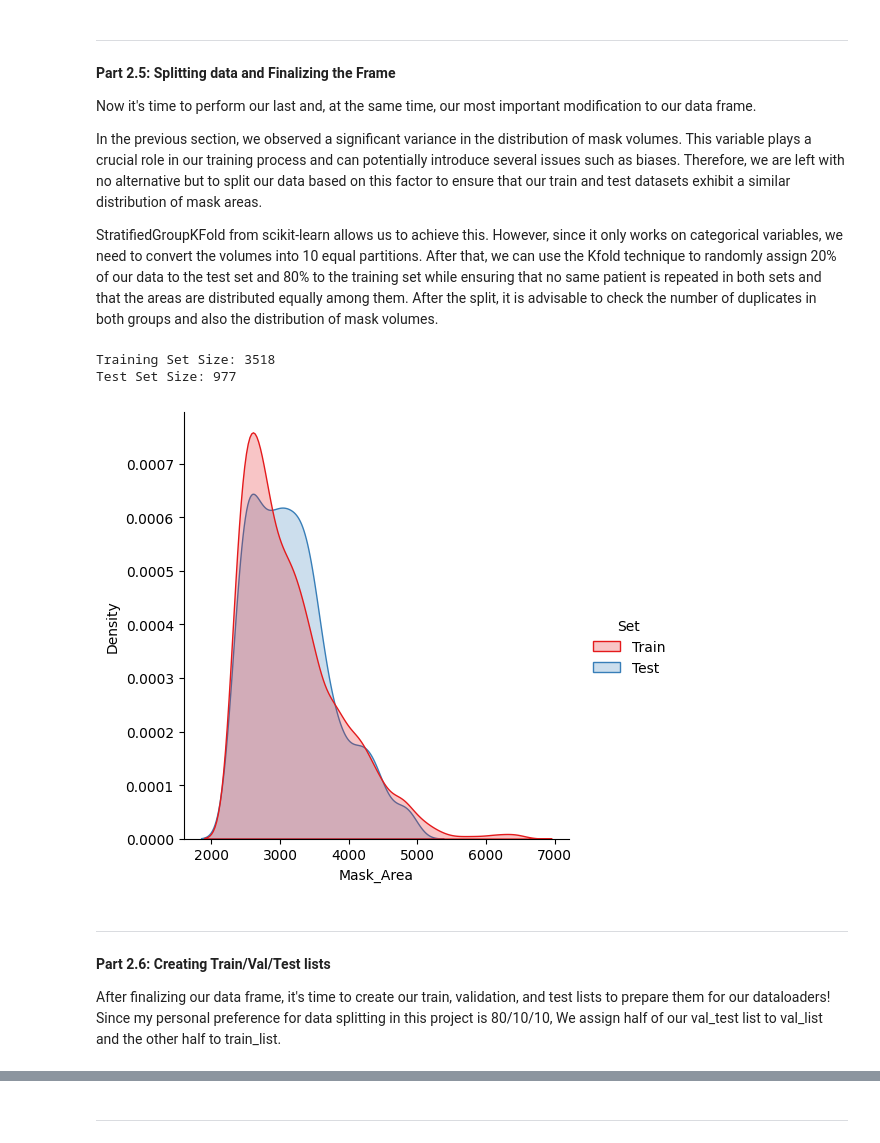
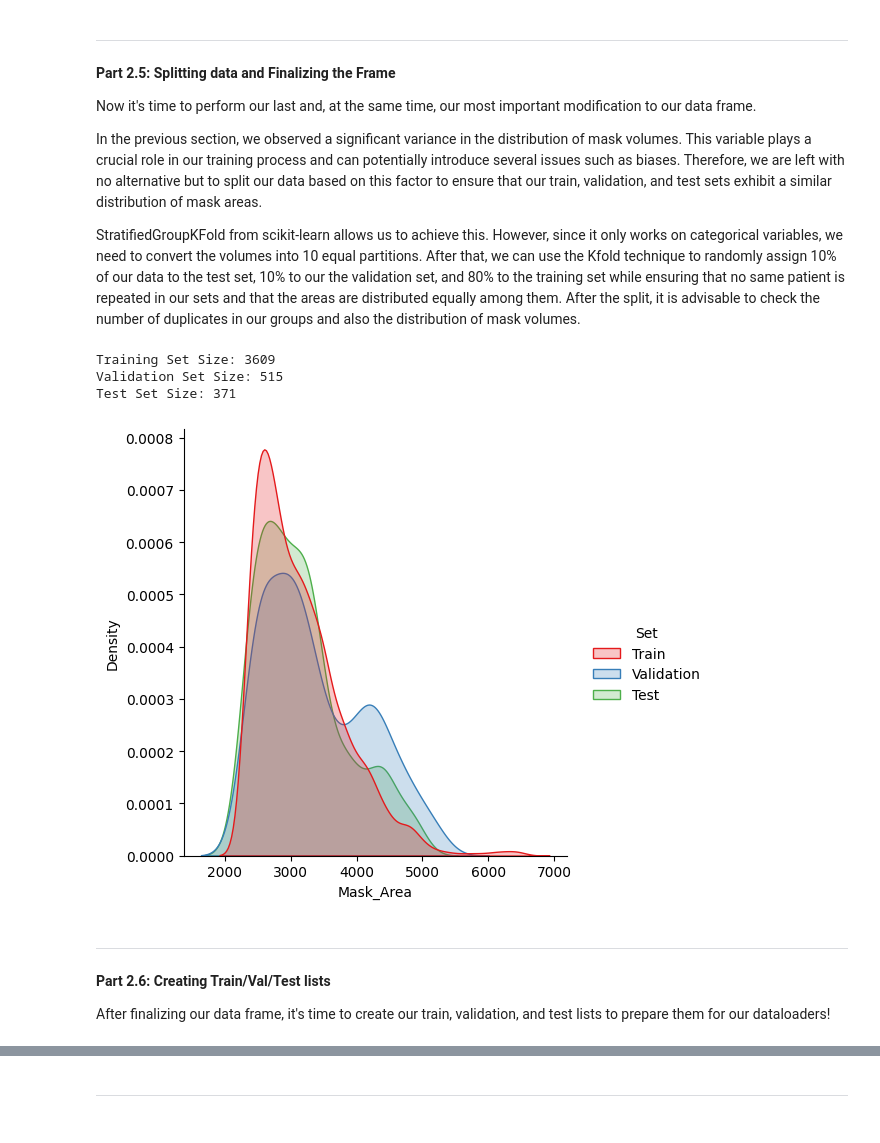
Before and after one commit to ParsaRouzrokh/PyTorch_Brain_Tumor_Segmentation_2D, a Jupyter notebook: Brain_Tumor_Segmentation.ipynb, the cells around one changed output, grey strips where cells are left out. Cells and saved outputs as stored; diff of their text form; code cells hidden in the pictures.

```diff
--- a/Brain_Tumor_Segmentation.ipynb
+++ b/Brain_Tumor_Segmentation.ipynb
@@ -647,59 +647,95 @@ plot_sample_frame(P_frame)
 
 Now it's time to perform our last and, at the same time, our most important modification to our data frame.
 
-In the previous section, we observed a significant variance in the distribution of mask volumes. This variable plays a crucial role in our training process and can potentially introduce several issues such as biases. Therefore, we are left with no alternative but to split our data based on this factor to ensure that our train and test datasets exhibit a similar distribution of mask areas.
+In the previous section, we observed a significant variance in the distribution of mask volumes. This variable plays a crucial role in our training process and can potentially introduce several issues such as biases. Therefore, we are left with no alternative but to split our data based on this factor to ensure that our train, validation, and test sets exhibit a similar distribution of mask areas.
 
-StratifiedGroupKFold from scikit-learn allows us to achieve this. However, since it only works on categorical variables, we need to convert the volumes into 10 equal partitions. After that, we can use the Kfold technique to randomly assign 20% of our data to the test set and 80% to the training set while ensuring that no same patient is repeated in both sets and that the areas are distributed equally among them. After the split, it is advisable to check the number of duplicates in both groups and also the distribution of mask volumes.
+StratifiedGroupKFold from scikit-learn allows us to achieve this. However, since it only works on categorical variables, we need to convert the volumes into 10 equal partitions. After that, we can use the Kfold technique to randomly assign 10% of our data to the test set, 10% to our the validation set, and 80% to the training set while ensuring that no same patient is repeated in our sets and that the areas are distributed equally among them. After the split, it is advisable to check the number of duplicates in our groups and also the distribution of mask volumes.
 # %%
 @determinate
 class split_frame():
 
+  @determinate
   def split(df):
     """
       Parameters:
         - df (pandas.dataframe)
       Objectives:
         1) Dividing the data into 10 equal bins, based on "Mask_Area" column
-        2) Spliting our data to train/test sets based on "Patient" column, and \
-        stratified by "Mask_Area" column
-        3) Returning sizes of both sets
-        4) Checking if no patient is in both sets at the same time
-        5) Plotting the distribution plot of mask volumes based on train/test sets
+        2) Spliting our data to train/validation/test sets based on ["Patient"]
+        and stratified by ["Mask_Area"]
+        3) Returning sizes of all three sets
+        4) Checking if no patient is in the three sets at the same time
+        5) Plotting the distribution plot of mask volumes based on our sets
     """
     # 1:
     df["Mask_Area_Bin"] = pd.cut(df['Mask_Area'], bins=10).astype(str)
 
     # 2:
-    sp = StratifiedGroupKFold(n_splits = 5, shuffle = True)
+    sp = StratifiedGroupKFold(n_splits = 10, shuffle = True)
     for fold, (train_index,test_index) in enumerate(sp.split(
         df, y = df['Mask_Area_Bin'], groups = df['Patient'])):
-      df.loc[test_index, 'Fold'] = fold + 1
-    df['Set'] = df['Fold'].apply(lambda x: 'Test' if x == 5 else 'Train')
+      if fold < 8:
+        df.loc[test_index, 'Fold'] = fold + 1
+        df.loc[test_index, 'Set'] = 'Train'
+      elif fold == 8:
+        df.loc[test_index, 'Fold'] = fold + 1
+        df.loc[test_index, 'Set'] = 'Validation'
+      else:
+        df.loc[test_index, 'Fold'] = fold + 1
+        df.loc[test_index, 'Set'] = 'Test'
+
     Train_Set_Size = len(df[df["Set"]=="Train"])
+    Validation_Set_Size = len(df[df["Set"]=="Validation"])
     Test_Set_Size = len(df[df["Set"]=="Test"])
 
     # 3:
     print(f"Training Set Size: {Train_Set_Size}")
+    print(f"Validation Set Size: {Validation_Set_Size}")
     print(f"Test Set Size: {Test_Set_Size}")
 
   # 4:
+  @determinate
   def no_dup_assertion(df):
+    """
+      Parameters:
+        - df (pandas.dataframe)
+      Objectives:
+        1) No duplicated patient in train/test sets assertion
+        2) No duplicated patient in train/validation sets assertion
+        3) No duplicated patient in validation/test sets assertion
+    """
     assert len(set(df[df['Set'] == 'Train']['Patient']).intersection(
-    set(df[df['Set'] == 'Test']['Patient']))) == 0, \
+        set(df[df['Set'] == 'Test']['Patient']))) == 0, \
         'Some patients are in both the train and test sets!'
 
+    assert len(set(df[df['Set'] == 'Train']['Patient']).intersection(
+        set(df[df['Set'] == 'Validation']['Patient']))) == 0, \
+        'Some patients are in both the train and validation sets!'
+
+    assert len(set(df[df['Set'] == 'Test']['Patient']).intersection(
+        set(df[df['Set'] == 'Validation']['Patient']))) == 0, \
+        'Some patients are in both the test and validation sets!'
+
   # 5:
+  @determinate
   def plot_train_test(df):
+    """
+      Parameters:
+        - df (pandas.dataframe)
+      Objectives:
+        - plotting the Mask Area distribution plot among three sets
+    """
     sns.displot(df, x='Mask_Area', hue='Set', kind='kde', fill=True, common_norm=False, palette='Set1')
 
 
 split_frame.split(P_frame)
 split_frame.no_dup_assertion(P_frame)
 split_frame.plot_train_test(P_frame)
 # %% [output]
-Training Set Size: 3518
-Test Set Size: 977
+Training Set Size: 3609
+Validation Set Size: 515
+Test Set Size: 371
-[figure, old version]
+[figure, new version]
 # %% [markdown]
 
 
@@ -709,8 +745,6 @@ Test Set Size: 977
 
 After finalizing our data frame, it's time to create
 our train, validation, and test lists to prepare them for our dataloaders!
-Since my personal preference for data splitting in this project is 80/10/10,
-We assign half of our val_test list to val_list and the other half to train_list.
 # %%
 @determinate
 def list_of_records(df) -> List:
```
Also changed, not shown: parts of 13 cells of this notebook.
